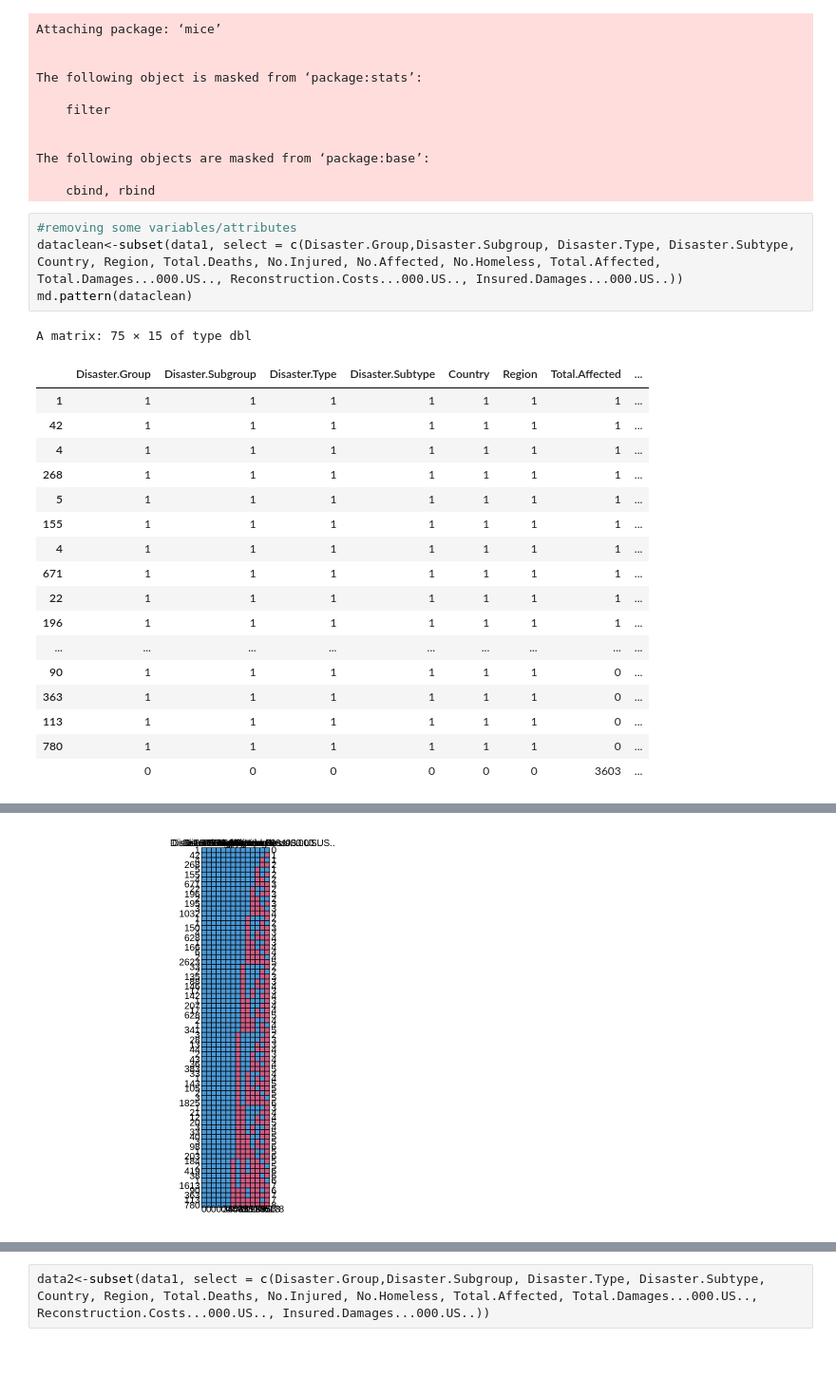
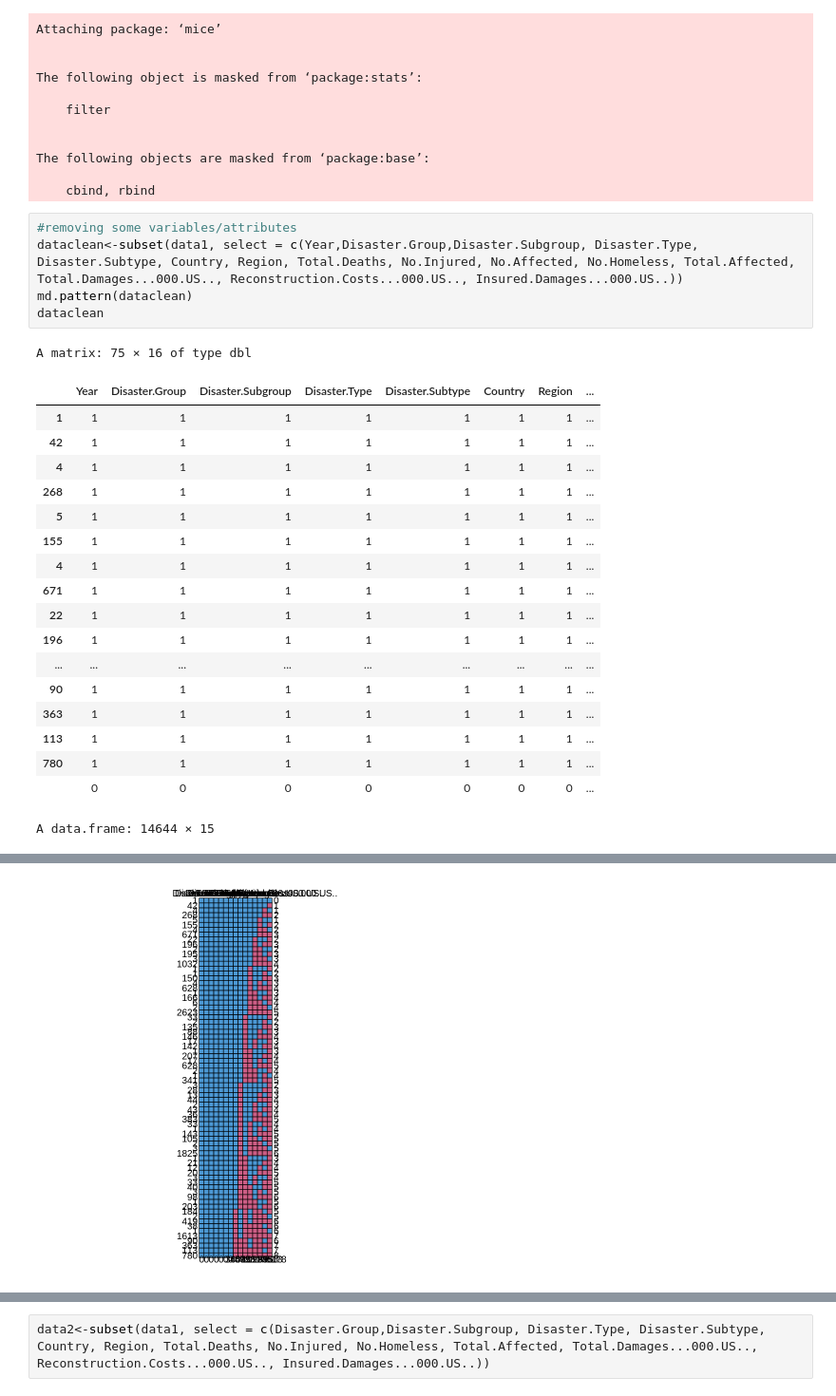
Before and after one commit to najiaahmedd/CIND820_InitialResults, a Jupyter notebook: InitialResults_Imputations&Clustering.ipynb, the cells around one changed output, grey strips where cells are left out. Shown: that part at 95% size. Cells and saved outputs as stored; diff of their text form; blank space fills up the shorter version.

```diff
--- a/InitialResults_Imputations&Clustering.ipynb
+++ b/InitialResults_Imputations&Clustering.ipynb
@@ -23,11 +23,12 @@ The following objects are masked from ‘package:base’:
     cbind, rbind
 # %%
 #removing some variables/attributes
-dataclean<-subset(data1, select = c(Disaster.Group,Disaster.Subgroup, Disaster.Type, Disaster.Subtype, Country, Region, Total.Deaths, No.Injured, No.Affected, No.Homeless, Total.Affected, Total.Damages...000.US.., Reconstruction.Costs...000.US.., Insured.Damages...000.US..))
+dataclean<-subset(data1, select = c(Year,Disaster.Group,Disaster.Subgroup, Disaster.Type, Disaster.Subtype, Country, Region, Total.Deaths, No.Injured, No.Affected, No.Homeless, Total.Affected, Total.Damages...000.US.., Reconstruction.Costs...000.US.., Insured.Damages...000.US..))
 md.pattern(dataclean)
+dataclean
 # %% [output]
-A matrix: 75 × 15 of type dbl
+A matrix: 75 × 16 of type dbl
-|  | Disaster.Group | Disaster.Subgroup | Disaster.Type | Disaster.Subtype | Country | Region | Total.Affected | ... |
+|  | Year | Disaster.Group | Disaster.Subgroup | Disaster.Type | Disaster.Subtype | Country | Region | ... |
 | 1 | 1 | 1 | 1 | 1 | 1 | 1 | 1 | ... |
 | 42 | 1 | 1 | 1 | 1 | 1 | 1 | 1 | ... |
 | 4 | 1 | 1 | 1 | 1 | 1 | 1 | 1 | ... |
@@ -39,8 +40,9 @@ A matrix: 75 × 15 of type dbl
 | 22 | 1 | 1 | 1 | 1 | 1 | 1 | 1 | ... |
 | 196 | 1 | 1 | 1 | 1 | 1 | 1 | 1 | ... |
 | ... | ... | ... | ... | ... | ... | ... | ... | ... |
-| 90 | 1 | 1 | 1 | 1 | 1 | 1 | 0 | ... |
-| 363 | 1 | 1 | 1 | 1 | 1 | 1 | 0 | ... |
-| 113 | 1 | 1 | 1 | 1 | 1 | 1 | 0 | ... |
-| 780 | 1 | 1 | 1 | 1 | 1 | 1 | 0 | ... |
-|  | 0 | 0 | 0 | 0 | 0 | 0 | 3603 | ... |
+| 90 | 1 | 1 | 1 | 1 | 1 | 1 | 1 | ... |
+| 363 | 1 | 1 | 1 | 1 | 1 | 1 | 1 | ... |
+| 113 | 1 | 1 | 1 | 1 | 1 | 1 | 1 | ... |
+| 780 | 1 | 1 | 1 | 1 | 1 | 1 | 1 | ... |
+|  | 0 | 0 | 0 | 0 | 0 | 0 | 0 | ... |
+A data.frame: 14644 × 15
@@ -47,3 +67,3 @@ A matrix: 75 × 15 of type dbl
-[figure, old version]
+[figure, new version]
 # %%
 mice:::find.collinear(dataclean)
```
Also changed, not shown: parts of 3 cells of this notebook.
